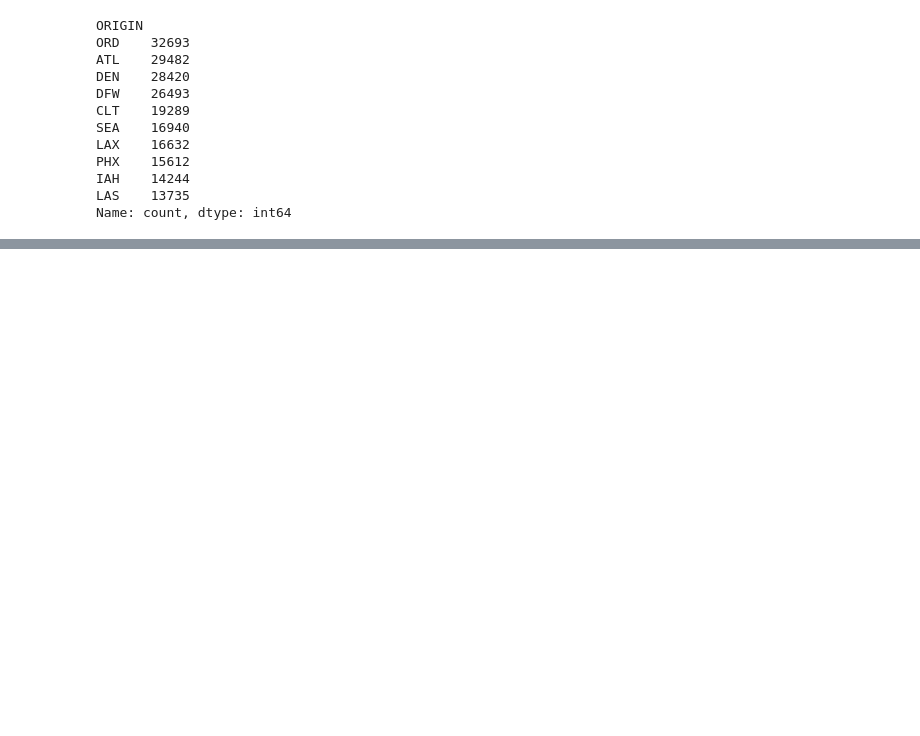
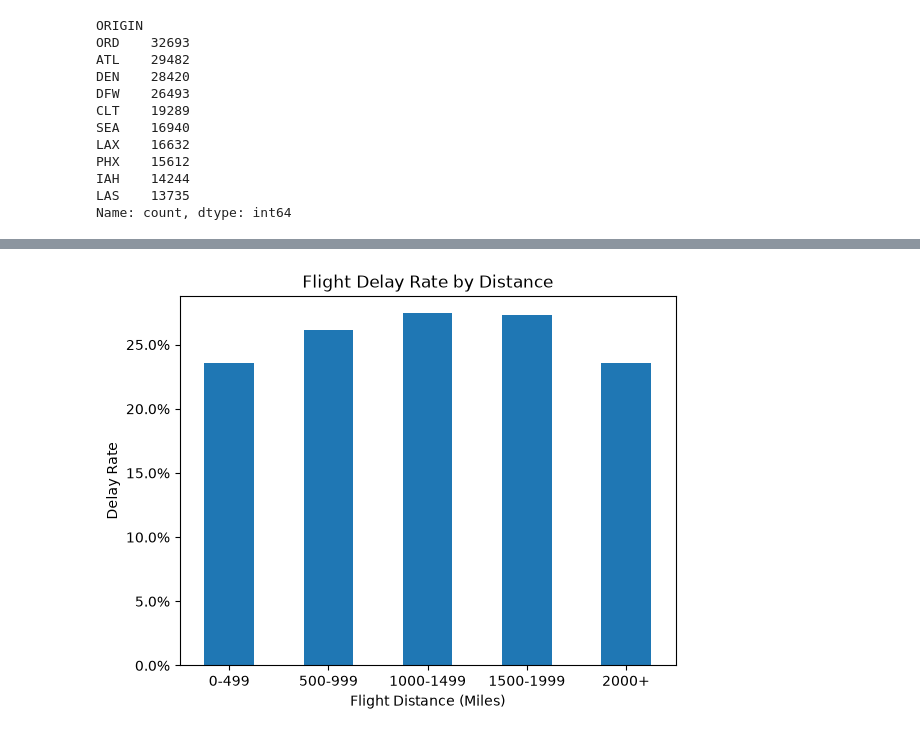
Before and after one commit to JessicaBrantley/flight-delay-prediction, a Jupyter notebook: notebooks/01_data_exploration.ipynb, the cells around one changed output, grey strips where cells are left out. Saved outputs shown, nothing was run; the diff lists cells and outputs as text; code cells hidden in the pictures; blank space fills up the shorter version.

```diff
--- a/notebooks/01_data_exploration.ipynb
+++ b/notebooks/01_data_exploration.ipynb
@@ -560,0 +645,9 @@ Name: count, dtype: int64
+# %%
+df_clean["DISTANCE_GROUP"] = pd.cut(
+    df_clean["DISTANCE"],
+    bins=[0, 500, 1000, 1500, 2000, float("inf")],
+    labels=["0-499", "500-999", "1000-1499", "1500-1999", "2000+"],
+    right=False
+)
+
+df_clean[["DISTANCE", "DISTANCE_GROUP"]].head(10)
@@ -560,0 +666,3 @@ Name: count, dtype: int64
+# %%
+delay_by_distance = df_clean.groupby("DISTANCE_GROUP", observed=False)["ARR_DEL15"].mean()
+delay_by_distance
@@ -560,0 +677,14 @@ Name: count, dtype: int64
+# %%
+delay_by_distance.plot(kind="bar")
+
+plt.gca().yaxis.set_major_formatter(PercentFormatter(1))
+
+plt.ylabel("Delay Rate")
+plt.xlabel("Flight Distance (Miles)")
+plt.title("Flight Delay Rate by Distance")
+
+plt.xticks(rotation=0)
+
+plt.show()
+# %% [output]
+[figure, added]
```
Also changed, not shown: parts of 15 cells of this notebook.
